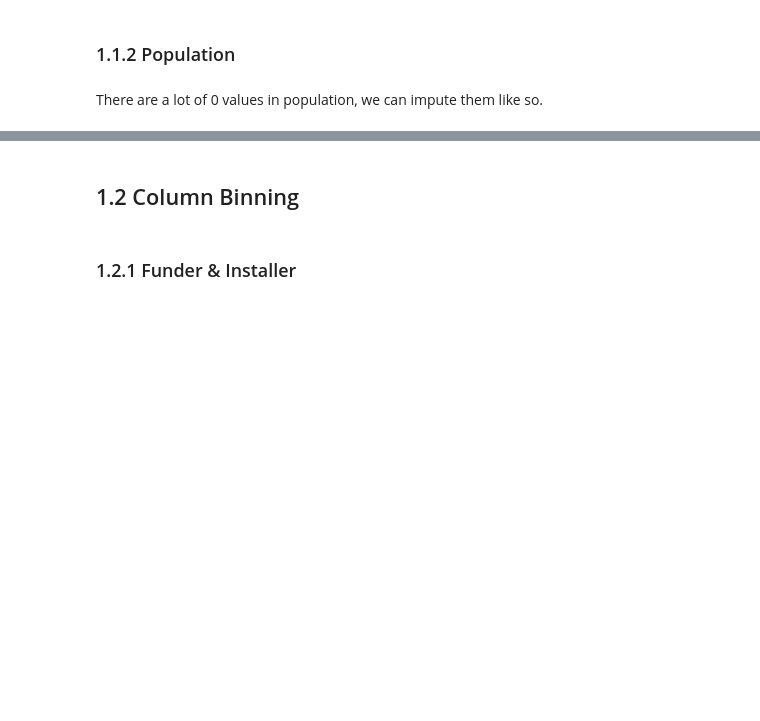
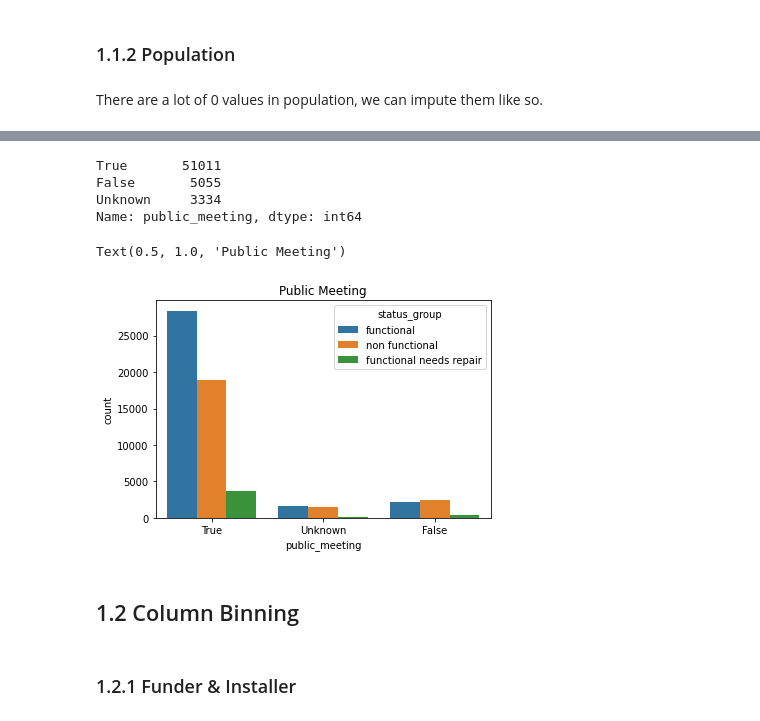
Before and after one commit to JasonErwin/dma-project, a Jupyter notebook: Data Wrangling & Pre-Processing.ipynb, the cells around one changed output, grey strips where cells are left out. Cells and saved outputs as stored; diff of their text form; code cells hidden in the pictures; blank space fills up the shorter version.

```diff
--- a/Data Wrangling & Pre-Processing.ipynb
+++ b/Data Wrangling & Pre-Processing.ipynb
@@ -93,3 +126,16 @@ df['population'] = df['population'].fillna(df.groupby('basin')['population'].tra
+# %%
+df['public_meeting'].value_counts()
+# %% [output]
+True       51011
+False       5055
+Unknown     3334
+Name: public_meeting, dtype: int64
+# %%
+sns.countplot(data=df, x='public_meeting', hue='status_group', dodge=1.0)
+plt.title('Public Meeting')
+# %% [output]
+Text(0.5, 1.0, 'Public Meeting')
+[figure, added]
 # %% [markdown]
 ## 1.2 Column Binning
 # %% [markdown]
```
Also changed, not shown: parts of 27 cells of this notebook, 3 other files.
